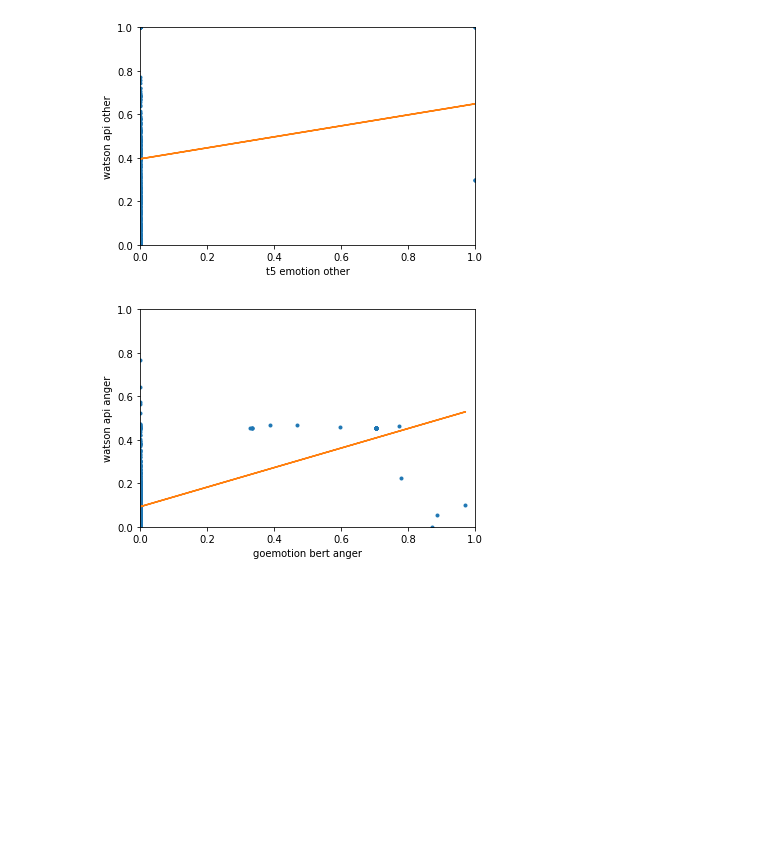
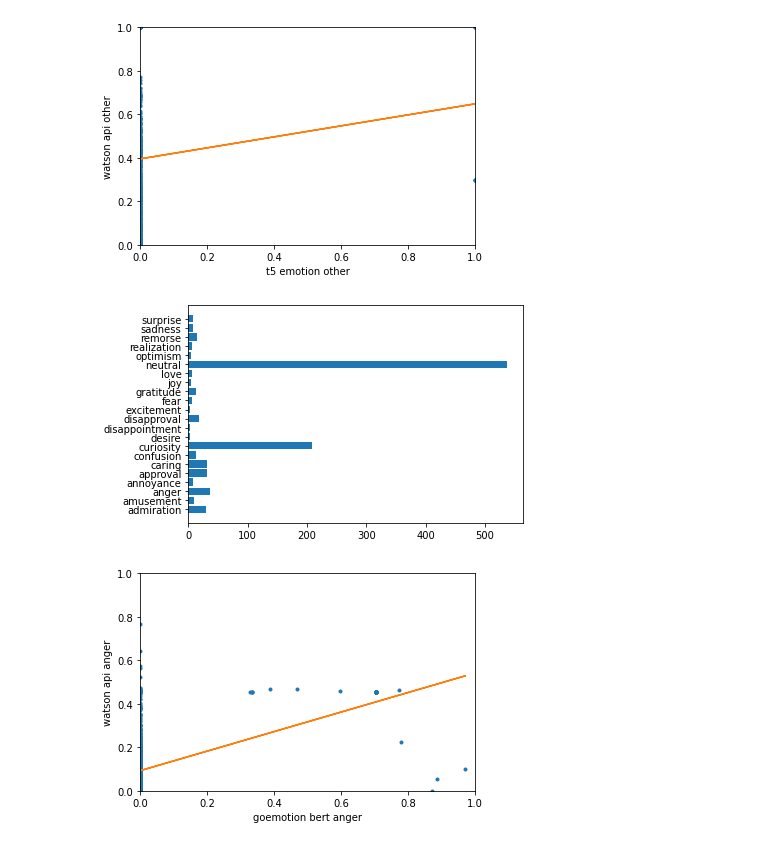
Before and after one commit to cdolfi/epik_open, a Jupyter notebook: notebooks/compare_models.ipynb, the cells around one changed output. Drawn from its saved outputs; the diff is of its cells as text; code cells hidden in the pictures; blank space fills up the shorter version.

Commit message:
goemotion bert analysis

```diff
--- a/notebooks/compare_models.ipynb
+++ b/notebooks/compare_models.ipynb
@@ -154,6 +154,16 @@ compare_dfs(t5_emotion, watson_df_2, 't5 emotion', 'watson api')
 [figure]
 [figure]
 [figure]
+# %%
+def plot_hist_horizontal(df):
+    indices = np.argmax(df.values, axis=1)
+    a = df.columns.values[indices]
+    unique, counts = np.unique(a, return_counts=True)
+    plt.barh(unique, counts)
+# %%
+plot_hist_horizontal(goemotion_bert)
+# %% [output]
+[figure, added]
 # %%
 compare_dfs(goemotion_bert, watson_df_2, 'goemotion bert', 'watson api')
 # %% [output]
```
